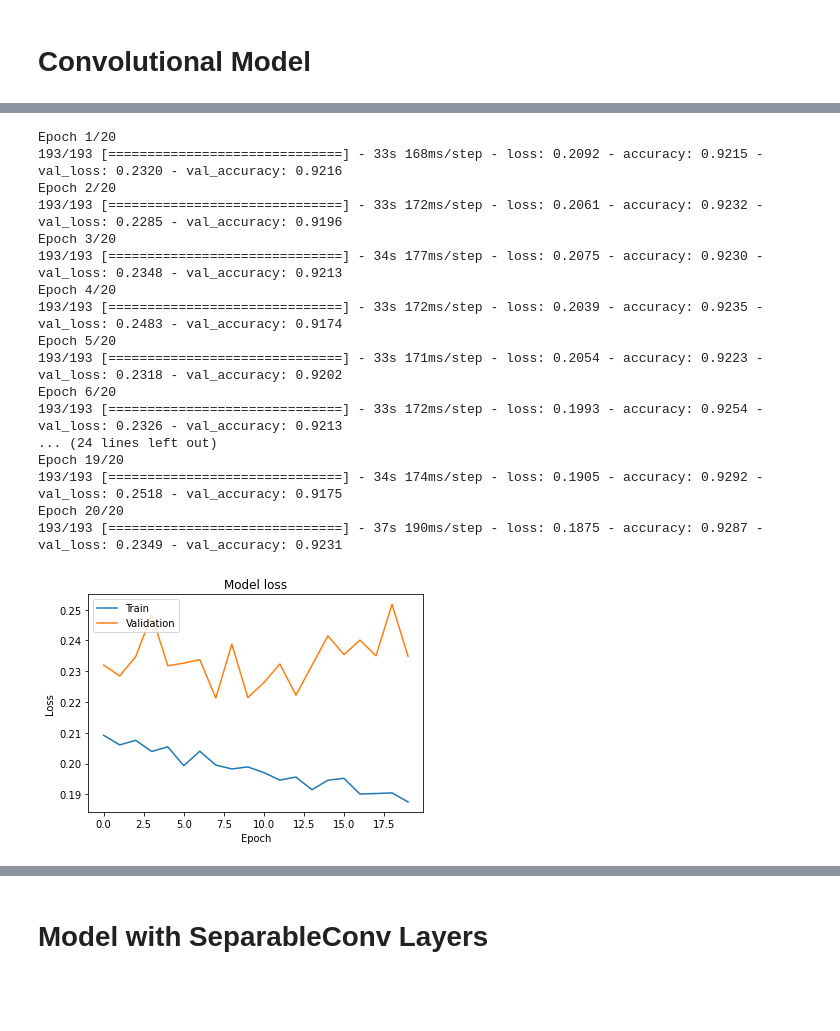
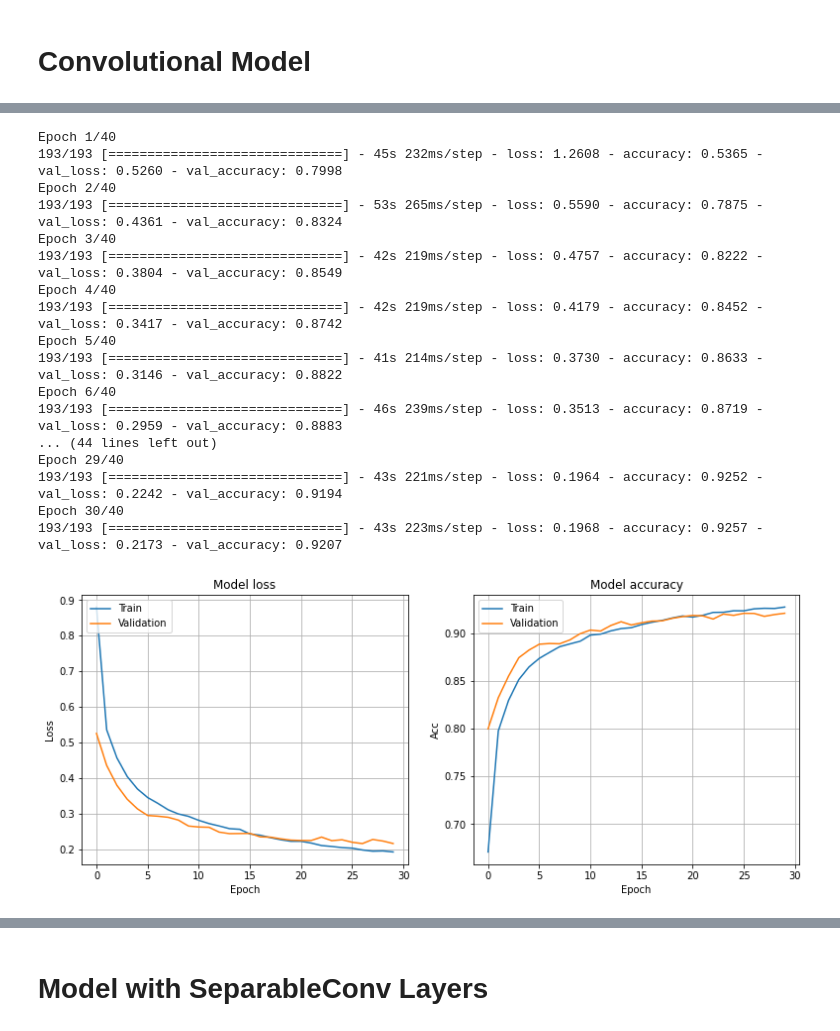
Before and after one commit to arlap/fashionMNIST_experiments, a Jupyter notebook: notebooks/1.0-lao-fashionMNIST.ipynb, the cells around one changed output, grey strips where cells are left out. Saved outputs shown, nothing was run; the diff lists cells and outputs as text; code cells hidden in the pictures; blank space fills up the shorter version.

```diff
--- a/notebooks/1.0-lao-fashionMNIST.ipynb
+++ b/notebooks/1.0-lao-fashionMNIST.ipynb
@@ -177,32 +212,42 @@ _________________________________________________________________
 # %%
 %%time
-cb = ModelCheckpoint(filepath="../models/conv_arch_model.h5",
-                     monitor='val_loss',
-                     save_best_only=True)
+cb = [
+    ModelCheckpoint(filepath="../models/conv_arch_best_loss.h5",
+                    monitor='val_loss',
+                    save_best_only=True,
+    ),
+    ModelCheckpoint(filepath="../models/conv_arch_best_acc.h5",
+                    monitor='val_accuracy',
+                    save_best_only=True,
+    ),
+    EarlyStopping(monitor='val_loss',
+                  patience=3,
+    )
+]
 
 history_conv = conv_model.fit(train_imgs.reshape(60000, 28, 28, 1),
                               train_labels,
-                              epochs=20,
+                              epochs=40,
                               validation_split=0.18,
                               batch_size=256, callbacks=cb)
 
 vis.plot_loss_graph(history_conv)
 # %% [output]
-Epoch 1/20
-193/193 [==============================] - 33s 168ms/step - loss: 0.2092 - accuracy: 0.9215 - val_loss: 0.2320 - val_accuracy: 0.9216
-Epoch 2/20
-193/193 [==============================] - 33s 172ms/step - loss: 0.2061 - accuracy: 0.9232 - val_loss: 0.2285 - val_accuracy: 0.9196
-Epoch 3/20
-193/193 [==============================] - 34s 177ms/step - loss: 0.2075 - accuracy: 0.9230 - val_loss: 0.2348 - val_accuracy: 0.9213
-Epoch 4/20
-193/193 [==============================] - 33s 172ms/step - loss: 0.2039 - accuracy: 0.9235 - val_loss: 0.2483 - val_accuracy: 0.9174
-Epoch 5/20
-193/193 [==============================] - 33s 171ms/step - loss: 0.2054 - accuracy: 0.9223 - val_loss: 0.2318 - val_accuracy: 0.9202
-Epoch 6/20
-193/193 [==============================] - 33s 172ms/step - loss: 0.1993 - accuracy: 0.9254 - val_loss: 0.2326 - val_accuracy: 0.9213
-... (24 lines left out)
-Epoch 19/20
-193/193 [==============================] - 34s 174ms/step - loss: 0.1905 - accuracy: 0.9292 - val_loss: 0.2518 - val_accuracy: 0.9175
-Epoch 20/20
-193/193 [==============================] - 37s 190ms/step - loss: 0.1875 - accuracy: 0.9287 - val_loss: 0.2349 - val_accuracy: 0.9231
+Epoch 1/40
+193/193 [==============================] - 45s 232ms/step - loss: 1.2608 - accuracy: 0.5365 - val_loss: 0.5260 - val_accuracy: 0.7998
+Epoch 2/40
+193/193 [==============================] - 53s 265ms/step - loss: 0.5590 - accuracy: 0.7875 - val_loss: 0.4361 - val_accuracy: 0.8324
+Epoch 3/40
+193/193 [==============================] - 42s 219ms/step - loss: 0.4757 - accuracy: 0.8222 - val_loss: 0.3804 - val_accuracy: 0.8549
+Epoch 4/40
+193/193 [==============================] - 42s 219ms/step - loss: 0.4179 - accuracy: 0.8452 - val_loss: 0.3417 - val_accuracy: 0.8742
+Epoch 5/40
+193/193 [==============================] - 41s 214ms/step - loss: 0.3730 - accuracy: 0.8633 - val_loss: 0.3146 - val_accuracy: 0.8822
+Epoch 6/40
+193/193 [==============================] - 46s 239ms/step - loss: 0.3513 - accuracy: 0.8719 - val_loss: 0.2959 - val_accuracy: 0.8883
+... (44 lines left out)
+Epoch 29/40
+193/193 [==============================] - 43s 221ms/step - loss: 0.1964 - accuracy: 0.9252 - val_loss: 0.2242 - val_accuracy: 0.9194
+Epoch 30/40
+193/193 [==============================] - 43s 223ms/step - loss: 0.1968 - accuracy: 0.9257 - val_loss: 0.2173 - val_accuracy: 0.9207
-[figure, old version]
+[figure, new version]
```
Also changed, not shown: parts of 117 cells of this notebook, 2 other files.
